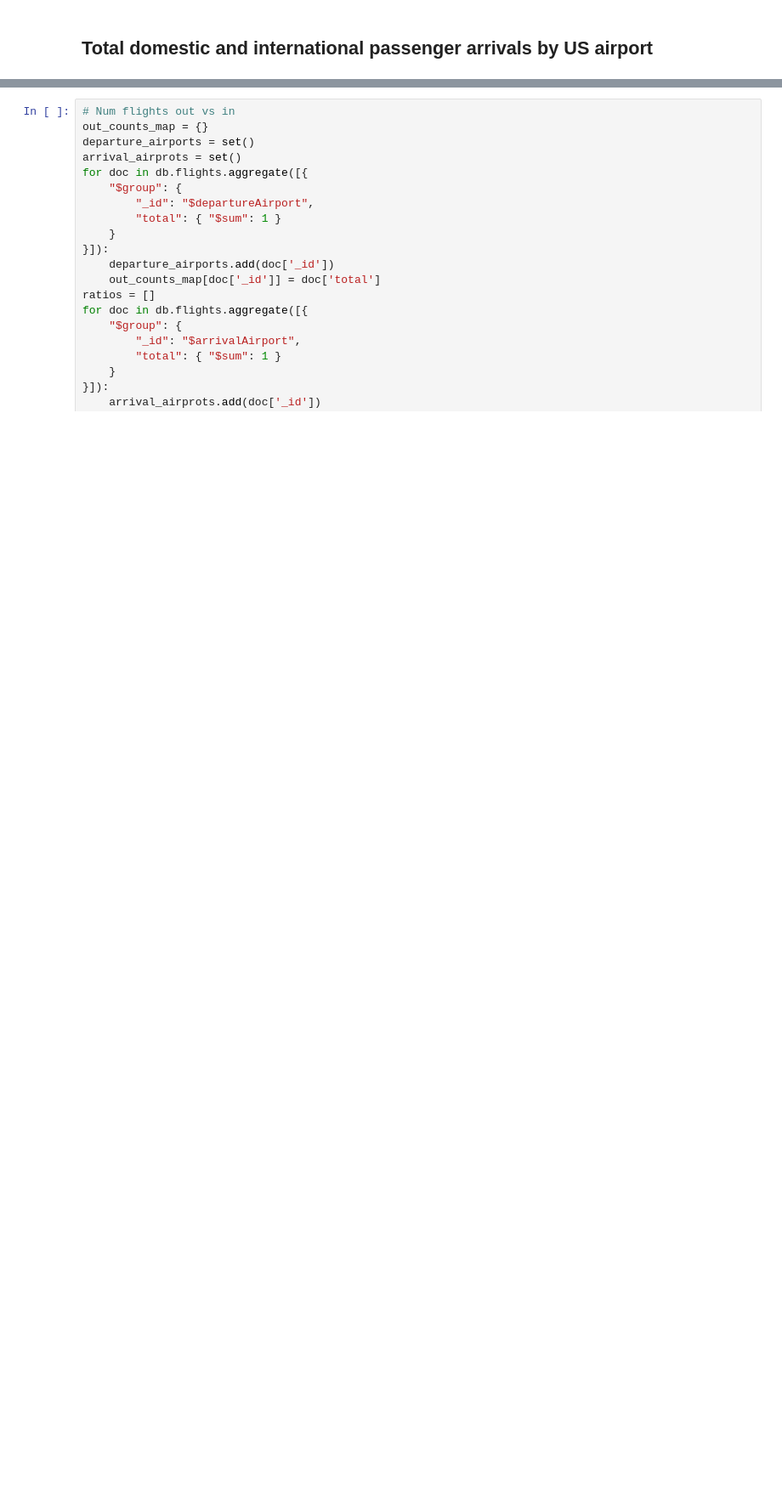
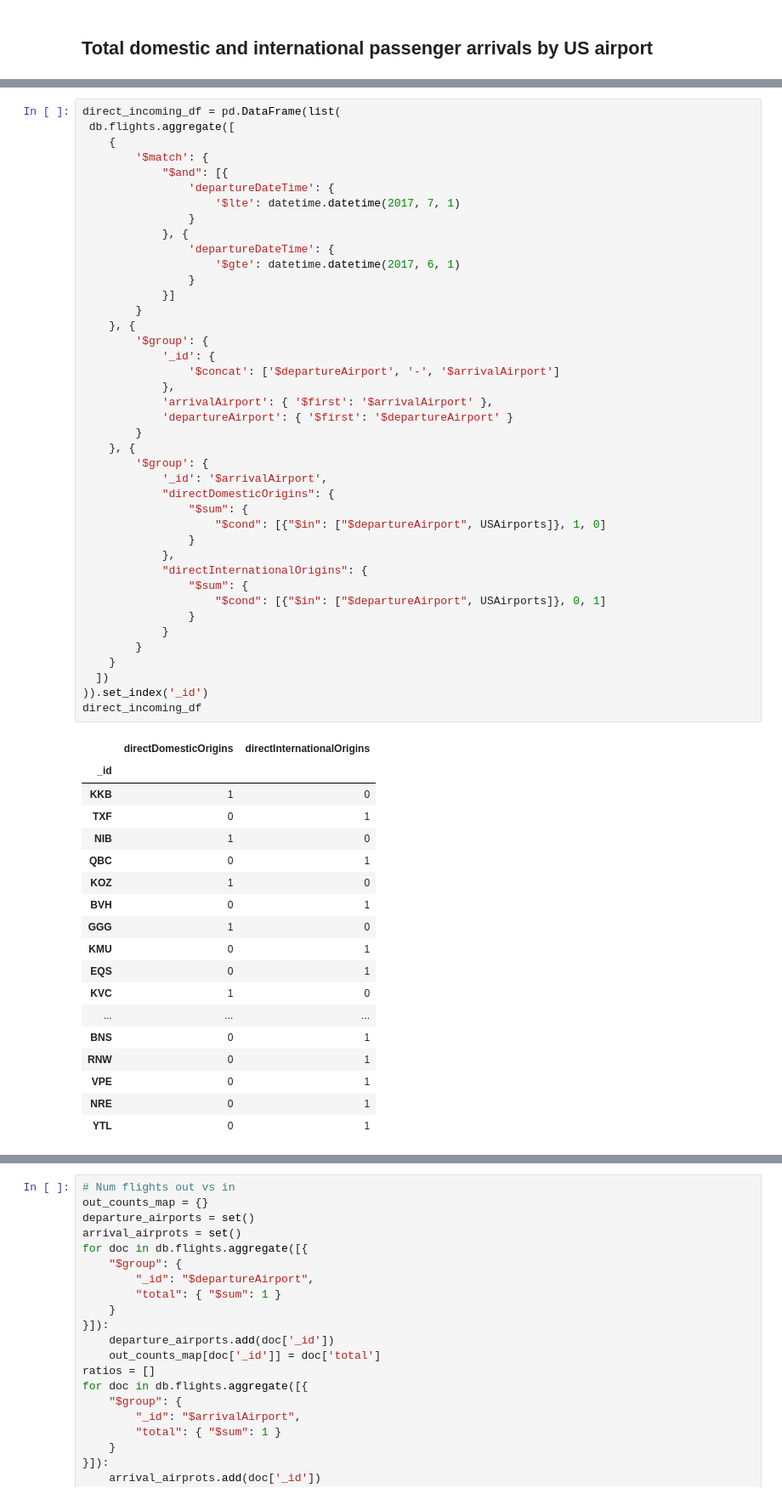
Before and after one commit to ecohealthalliance/flight-data-notebook, a Jupyter notebook: flight-data-validation.ipynb, the cells around one changed output, grey strips where cells are left out. Shown at 85% size. Cells and saved outputs as stored; diff of their text form; blank space fills up the shorter version.

```diff
--- a/flight-data-validation.ipynb
+++ b/flight-data-validation.ipynb
@@ -88,0 +139,60 @@ inbound_df
+# %%
+direct_incoming_df = pd.DataFrame(list(
+ db.flights.aggregate([
+    {
+        '$match': {
+            "$and": [{
+                'departureDateTime': {
+                    '$lte': datetime.datetime(2017, 7, 1)
+                }
+            }, {
+                'departureDateTime': {
+                    '$gte': datetime.datetime(2017, 6, 1)
+                }
+            }]
+        }
+    }, {
+        '$group': {
+            '_id': {
+                '$concat': ['$departureAirport', '-', '$arrivalAirport']
+            },
+            'arrivalAirport': { '$first': '$arrivalAirport' },
+            'departureAirport': { '$first': '$departureAirport' }
+        }
+    }, {
+        '$group': {
+            '_id': '$arrivalAirport',
+            "directDomesticOrigins": {
+                "$sum": {
+                    "$cond": [{"$in": ["$departureAirport", USAirports]}, 1, 0]
+                }
+            },
+            "directInternationalOrigins": {
+                "$sum": {
+                    "$cond": [{"$in": ["$departureAirport", USAirports]}, 0, 1]
+                }
+            }
+        }
+    }
+  ])
+)).set_index('_id')
+direct_incoming_df
+# %% [output]
+|  | directDomesticOrigins | directInternationalOrigins |
+| _id |  |  |
+| KKB | 1 | 0 |
+| TXF | 0 | 1 |
+| NIB | 1 | 0 |
+| QBC | 0 | 1 |
+| KOZ | 1 | 0 |
+| BVH | 0 | 1 |
+| GGG | 1 | 0 |
+| KMU | 0 | 1 |
+| EQS | 0 | 1 |
+| KVC | 1 | 0 |
+| ... | ... | ... |
+| BNS | 0 | 1 |
+| RNW | 0 | 1 |
+| VPE | 0 | 1 |
+| NRE | 0 | 1 |
+| YTL | 0 | 1 |
```
Also changed, not shown: parts of 8 cells of this notebook.
